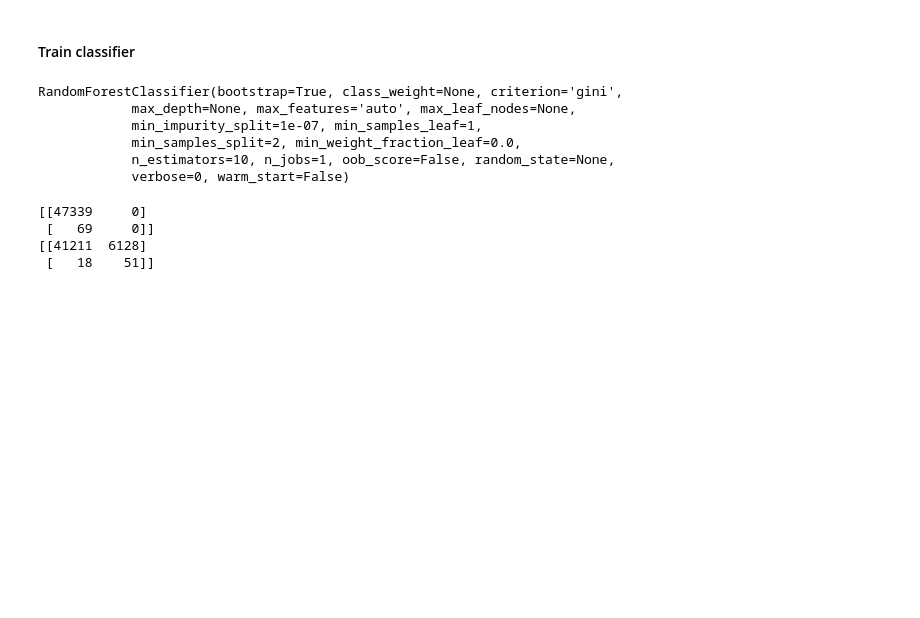
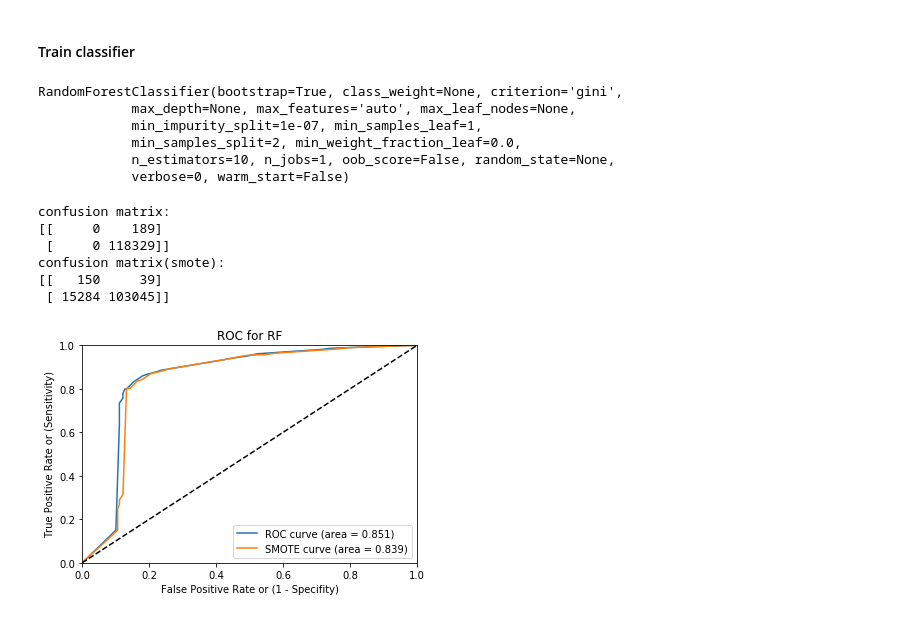
Before and after one commit to zhongshj/creditcardflaud, a Jupyter notebook: Untitled.ipynb, the cells around one changed output. Saved outputs shown, nothing was run; the diff lists cells and outputs as text; code cells hidden in the pictures; blank space fills up the shorter version.

```diff
--- a/Untitled.ipynb
+++ b/Untitled.ipynb
@@ -90,8 +106,8 @@ from sklearn.model_selection import train_test_split
 features = ['issuercountrycode', 'txvariantcode', 'currencycode', 'shoppercountrycode', 'shopperinteraction', 'cardverificationcodesupplied', 'cvcresponsecode', 'accountcode']
 X_all = df[features]
 y_all = df['simple_journal']
-y_all = np.asarray(y_all, dtype="|S6")
-num_test = 0.20
+y_all = np.asarray(y_all, dtype=int)
+num_test = 0.5
 X_train, X_test, y_train, y_test = train_test_split(X_all, y_all, test_size=num_test, random_state=23)
 X_smote, y_smote = sm.fit_sample(X_train, y_train)
 # %%
@@ -113,15 +129,40 @@ RandomForestClassifier(bootstrap=True, class_weight=None, criterion='gini',
             min_samples_split=2, min_weight_fraction_leaf=0.0,
             n_estimators=10, n_jobs=1, oob_score=False, random_state=None,
             verbose=0, warm_start=False)
-# %%
-from sklearn.metrics import confusion_matrix
-
-print(confusion_matrix(y_test, rf.predict(X_test)))
-print(confusion_matrix(y_test, rf_smote.predict(X_test)))
-# print(confusion_matrix(y_test, svc.predict(X_test)))
-# print(confusion_matrix(y_test, svc_smote.predict(X_test)))
-# %% [output]
-[[47339     0]
- [   69     0]]
-[[41211  6128]
- [   18    51]]
+# %%
+from sklearn.metrics import confusion_matrix
+from sklearn.metrics import roc_curve
+from sklearn.metrics import auc
+
+y_predict = rf.predict_proba(X_test)[:, 1]
+y_predict_smote = rf_smote.predict_proba(X_test)[:, 1]
+
+print('confusion matrix:')
+print(confusion_matrix(y_test, rf.predict(X_test)))
+print('confusion matrix(smote):' )
+print(confusion_matrix(y_test, rf_smote.predict(X_test)))
+
+fpr, tpr, thresholds = roc_curve(y_test, y_predict)
+roc_auc = auc(fpr, tpr)
+fpr_smote, tpr_smote, thresholds_smote = roc_curve(y_test, y_predict_smote)
+roc_auc_smote = auc(fpr_smote, tpr_smote)
+
+plt.plot(fpr, tpr, label='ROC curve (area = %0.3f)' % roc_auc)
+plt.plot(fpr_smote, tpr_smote, label='SMOTE curve (area = %0.3f)' % roc_auc_smote)
+plt.plot([0, 1], [0, 1], 'k--')  # random predictions curve
+plt.xlim([0.0, 1.0])
+plt.ylim([0.0, 1.0])
+plt.xlabel('False Positive Rate or (1 - Specifity)')
+plt.ylabel('True Positive Rate or (Sensitivity)')
+plt.title('ROC for RF')
+plt.legend(loc="lower right")
+
+plt.savefig('rf.eps')
+# %% [output]
+confusion matrix:
+[[     0    189]
+ [     0 118329]]
+confusion matrix(smote):
+[[   150     39]
+ [ 15284 103045]]
+[figure, added]
```
Also changed, not shown: parts of 4 cells of this notebook, 4 other files.
